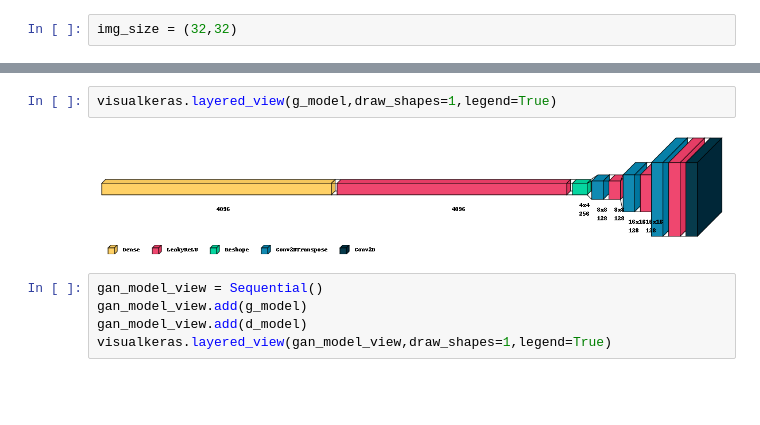
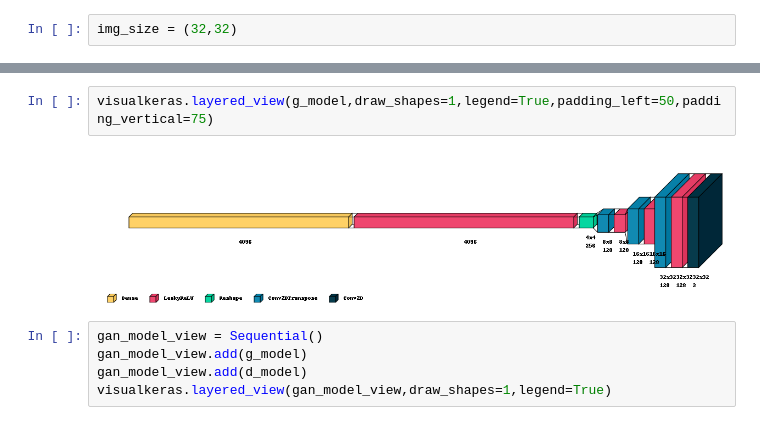
Before and after one commit to thanatath/Image_Processing_CLass_65, a Jupyter notebook: Activity#11/main.ipynb, the cells around one changed output, grey strips where cells are left out. Saved outputs shown, nothing was run; the diff lists cells and outputs as text; blank space fills up the shorter version.

```diff
--- a/Activity#11/main.ipynb
+++ b/Activity#11/main.ipynb
@@ -220,7 +233,7 @@ visualkeras.layered_view(d_model,draw_shapes=1,legend=True,padding_left=50,paddi
 # %%
-visualkeras.layered_view(g_model,draw_shapes=1,legend=True)
+visualkeras.layered_view(g_model,draw_shapes=1,legend=True,padding_left=50,padding_vertical=75)
 # %% [output]
-[figure, old version]
+[figure, new version]
 # %%
 gan_model_view = Sequential()
 gan_model_view.add(g_model)
```
Also changed, not shown: parts of 11 cells of this notebook, 1 other file.
